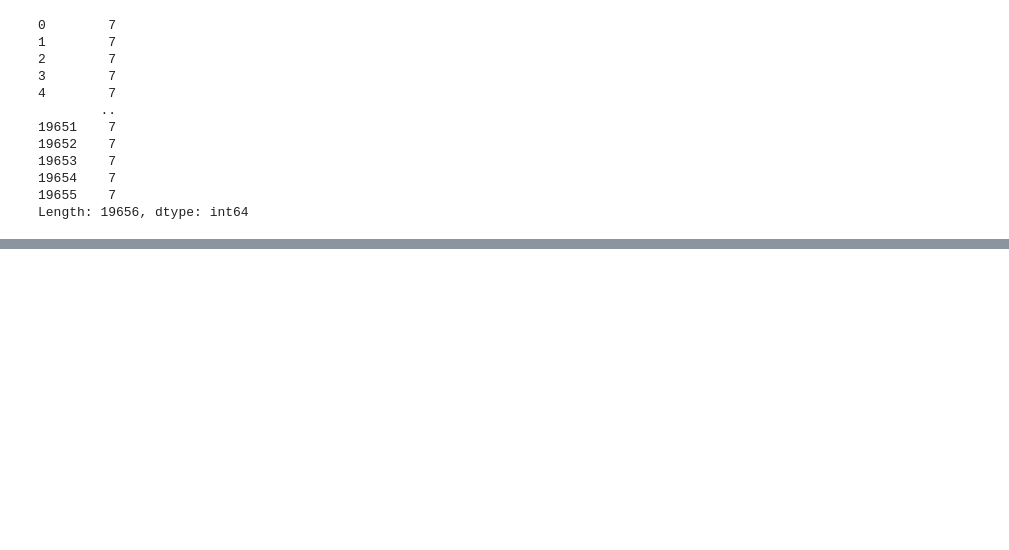
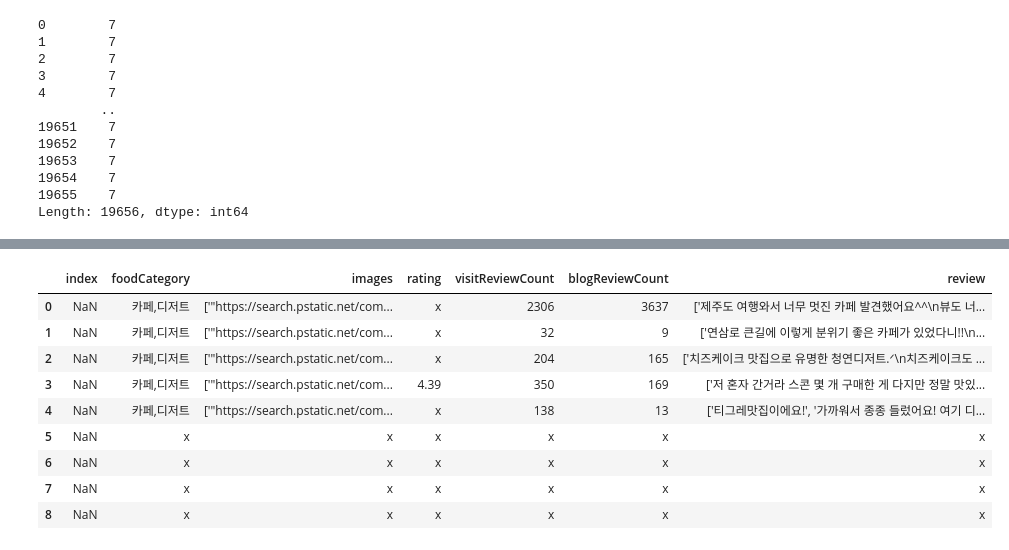
Before and after one commit to JejuTravelApp/DataAnalysis, a Jupyter notebook: TY_크롤링데이터전처리.ipynb, the cells around one changed output, grey strips where cells are left out. Drawn from its saved outputs; the diff is of its cells as text; code cells hidden in the pictures; blank space fills up the shorter version.

```diff
--- a/TY_크롤링데이터전처리.ipynb
+++ b/TY_크롤링데이터전처리.ipynb
@@ -239,0 +266,11 @@ Length: 19656, dtype: int64
+# %%
+# 1000개에서 15000개를 한줄로 합치기 위해서 for문으로 한꺼번에 추가해주기
+dfs = [] # 데이터프레임을 저장할 리스트
+
+for i in range(1, 16):
+    df = pd.read_csv(f"Data/크롤링 데이터/제주도식당_크롤링_{i}000.csv")
+    dfs.append(df)
+
+reviewData = pd.concat(dfs)
+# %%
+reviewData.reset_index(inplace=True)
@@ -239,0 +297,3 @@ Length: 19656, dtype: int64
+# %%
+# 19000 ~ 20565 붙여주기
+df20 = pd.read_csv(f"Data/크롤링 데이터/제주도식당_크롤링_20000.csv")
@@ -239,0 +309,17 @@ Length: 19656, dtype: int64
+# %%
+finalResultData = pd.concat([reviewData, df20], axis=0)
+# %%
+# 마지막 체크하기
+finalResultData.tail()
+finalResultData[15001: 15010]
+# %% [output]
+|  | index | foodCategory | images | rating | visitReviewCount | blogReviewCount | review |
+| 0 | NaN | 카페,디저트 | ['"https://search.pstatic.net/com... | x | 2306 | 3637 | ['제주도 여행와서 너무 멋진 카페 발견했어요^^\n뷰도 너... |
+| 1 | NaN | 카페,디저트 | ['"https://search.pstatic.net/com... | x | 32 | 9 | ['연삼로 큰길에 이렇게 분위기 좋은 카페가 있었다니!!\n... |
+| 2 | NaN | 카페,디저트 | ['"https://search.pstatic.net/com... | x | 204 | 165 | ['치즈케이크 맛집으로 유명한 청연디저트.ᐟ\n치즈케이크도 ... |
+| 3 | NaN | 카페,디저트 | ['"https://search.pstatic.net/com... | 4.39 | 350 | 169 | ['저 혼자 간거라 스콘 몇 개 구매한 게 다지만 정말 맛있... |
+| 4 | NaN | 카페,디저트 | ['"https://search.pstatic.net/com... | x | 138 | 13 | ['티그레맛집이에요!', '가까워서 종종 들렀어요! 여기 디... |
+| 5 | NaN | x | x | x | x | x | x |
+| 6 | NaN | x | x | x | x | x | x |
+| 7 | NaN | x | x | x | x | x | x |
+| 8 | NaN | x | x | x | x | x | x |
```
Also changed, not shown: parts of 24 cells of this notebook, 6 other files.
